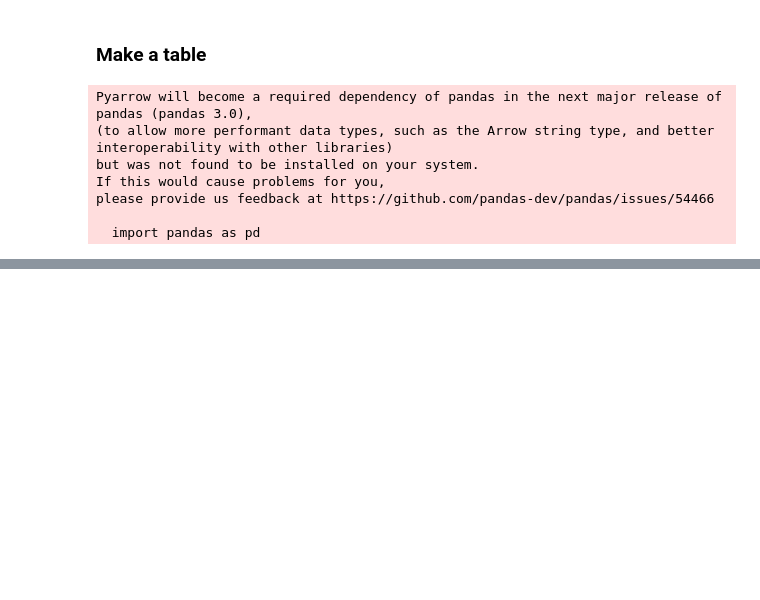
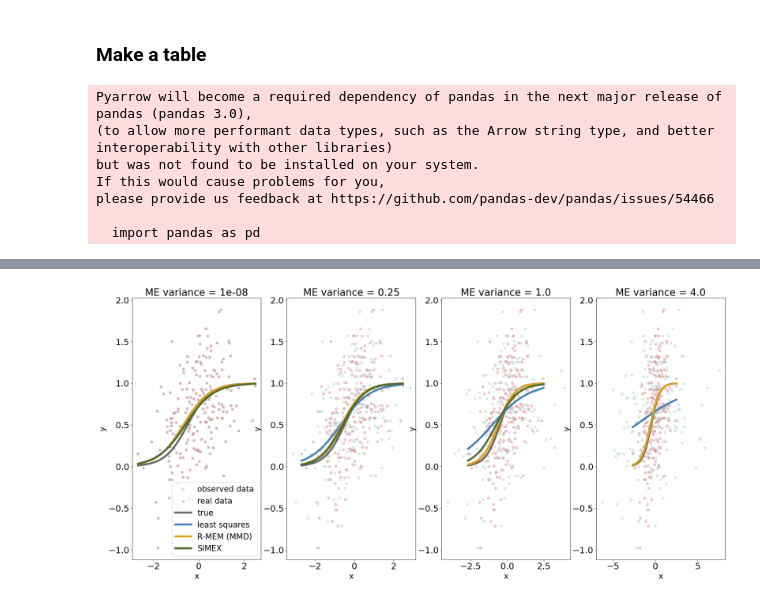
Before and after one commit to haritadell/me-models, a Jupyter notebook: gather_results.ipynb, the cells around one changed output, grey strips where cells are left out. Drawn from its saved outputs; the diff is of its cells as text; code cells hidden in the pictures; blank space fills up the shorter version.

```diff
--- a/gather_results.ipynb
+++ b/gather_results.ipynb
@@ -149,0 +167,20 @@ df_all
+# %%
+def lighten_color(color, amount=0.5):
+    """
+    From: https://stackoverflow.com/questions/37765197/darken-or-lighten-a-color-in-matplotlib
+    Lightens the given color by multiplying (1-luminosity) by the given amount.
+    Input can be matplotlib color string, hex string, or RGB tuple.
+
+    Examples:
+    >> lighten_color('g', 0.3)
+    >> lighten_color('#F034A3', 0.6)
+    >> lighten_color((.3,.55,.1), 0.5)
+    """
+    import matplotlib.colors as mc
+    import colorsys
+    try:
+        c = mc.cnames[color]
+    except:
+        c = color
+    c = colorsys.rgb_to_hls(*mc.to_rgb(c))
+    return colorsys.hls_to_rgb(c[0], 1 - amount * (1 - c[1]), c[2])
@@ -149,0 +207,78 @@ df_all
+# %%
+import matplotlib.pyplot as plt
+import seaborn as sns
+
+num_thetas = 2
+scales_nu = [0.000001, 0.5,  1.0, 2.0] #, 2.0]
+num_scales = len(scales_nu)
+c = 100
+n = 200
+B = 500
+theta_star = np.array([1,2])
+loc_x = 0
+scale_x = 1
+scale_eps = 0.5
+num_methods = 3
+fig, ax_array = plt.subplots(1, num_scales, figsize=(27,12))
+seed = 13
+
+for ax, i in zip(ax_array.flatten(), range(0, num_scales)):
+  scale_nu = scales_nu[i]
+  boot_sample = np.loadtxt(folder_path+f'sample_scale_nu{scale_nu}_c{c}_n{n}_B{B}_seed{seed}.txt')
+  thetas = np.mean(boot_sample, axis=0).flatten()
+  if scale_nu == 1.0:
+    simex_sample = np.loadtxt(folder_path_simex+f'simex_scale_nu{1}_seed{seed}.txt')
+  elif scale_nu != 2.0 and scale_nu != 1.0:
+    simex_sample = np.loadtxt(folder_path_simex+f'simex_scale_nu{scale_nu}_seed{seed}.txt')
+
+  data, xis_star = sample_observed_data_classical(reg_func, int(n), loc_x, scale_x, scale_nu, scale_eps, theta_star, seed)
+  initial_guess = [0,0] #[0, 4]  # Initial parameter guess
+  ls_estimator, _ = curve_fit(nonlinear_model, data[:,0], data[:,1], p0=initial_guess)
+
+  # # Credible intervals
+  # credible_interval = 0.90
+  # regs = np.zeros((B,len(xis_star)))
+  # for b in range(B):
+  #   regs[b,:] = reg_func(thetas_all[b,:], xis_star)
+  # lower_bound = np.percentile(regs, (1 - credible_interval) / 2 * 100, axis=1)
+  # upper_bound = np.percentile(regs, (1 + credible_interval) / 2 * 100, axis=1)
+
+
+  Y = reg_func(thetas, xis_star)
+  Y_real = reg_func(theta_star, xis_star)
+  Y_ls = reg_func(ls_estimator, xis_star)
+  Y_simex = reg_func(simex_sample, xis_star)
+
+  ax.scatter(data[:,0],data[:,1], marker="x", label='observed data', color='cadetblue', alpha=0.4)
+  ax.scatter(xis_star, data[:,1], marker = "o", label='real data', color=lighten_color('indianred',amount=0.8), alpha=0.4)
+
+  x,y = sort_array(xis_star, Y_real)
+  ax.plot(x,y, label='true', color='dimgrey', lw=5)
+  x,y = sort_array(xis_star, Y_ls)
+  ax.plot(x,y, label='least squares', color='#4682B4', lw=5)
+  x,y = sort_array(xis_star, Y)
+  ax.plot(x,y, label='R-MEM (MMD)', color='goldenrod',lw=5)
+  if scale_nu != 2.0:
+    x,y = sort_array(xis_star, Y_simex)
+    ax.plot(x,y, label='SIMEX',color='#556B2F', lw=5)
+  # ax.plot(xis_star,Y, label='R-MEM (MMD)', color='goldenrod',lw=6)
+  #x,y1,y2 = sort_array2(xis_star, lower_bound, upper_bound)
+  #ax.fill_between(x, y1, y2, color="pink", alpha=0.3, label=f"{credible_interval * 100}% Credible Intervals")
+  ax.yaxis.grid(False)
+  ax.xaxis.grid(False)
+  ax.patch.set_facecolor('white')
+  if i == 0:
+    ax.set_title(f'ME variance = 1e-08', fontsize=25)
+  elif i == 1 or i == 3:
+    ax.set_title(f'ME variance = {scale_nu**2}', fontsize=25)
+  elif i == 2:
+    ax.set_title(f'ME variance = {scale_nu**2}', fontsize=25)
+
+  ax.set_xlabel('x',fontsize=20)
+  ax.set_ylabel('y',fontsize=20)
+  ax.tick_params(axis='both', which='major', labelsize=22)
+  ax.tick_params(axis='both', which='minor', labelsize=22)
+  if i == 0:
+    ax.legend(fontsize=20)
+# %% [output]
+[figure, added]
```
Also changed, not shown: parts of 7 cells of this notebook, 1 other file.
